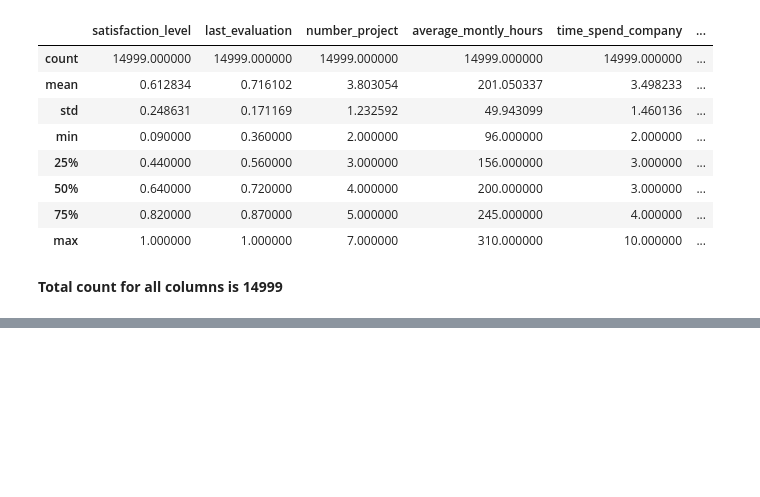
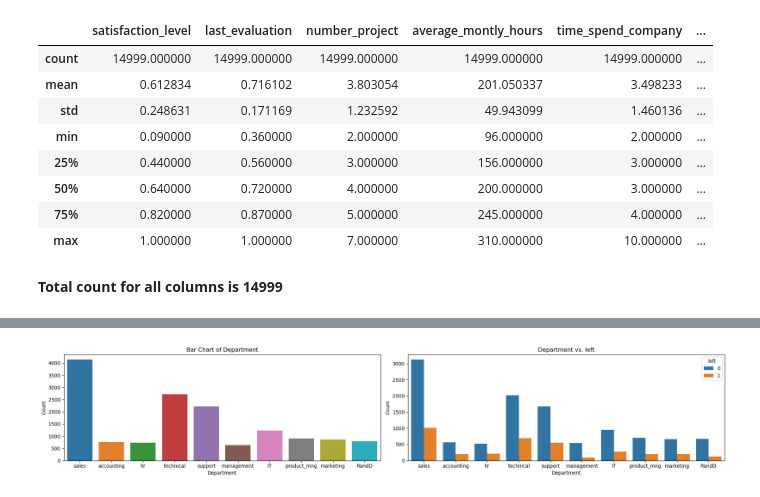
Before and after one commit to Emilly-Njue/HR-ANALYTICS, a Jupyter notebook: hr_analytics.ipynb, the cells around one changed output, grey strips where cells are left out. Cells and saved outputs as stored; diff of their text form; code cells hidden in the pictures; blank space fills up the shorter version.

```diff
--- a/hr_analytics.ipynb
+++ b/hr_analytics.ipynb
@@ -102,0 +124,25 @@ plt.show()
+# %%
+def plot_bar_charts(column_name, target_column):
+
+    plt.figure(figsize=(20, 4))
+
+    # Plot a bar chart for the specified column
+    plt.subplot(1, 2, 1)
+    sns.countplot(x=column_name, data=hr)
+    plt.xlabel(column_name)
+    plt.ylabel('Count')
+    plt.title(f'Bar Chart of {column_name}')
+
+    # Plot a bar chart of the specified column vs. the target variable
+    plt.subplot(1, 2, 2)
+    sns.countplot(x=column_name, hue=target_column, data=hr)
+    plt.xlabel(column_name)
+    plt.ylabel('Count')
+    plt.title(f'{column_name} vs. {target_column}')
+
+    plt.tight_layout()
+    plt.show()
+
+plot_bar_charts('Department', 'left')
+# %% [output]
+[figure, added]
```
Also changed, not shown: parts of 6 cells of this notebook.
